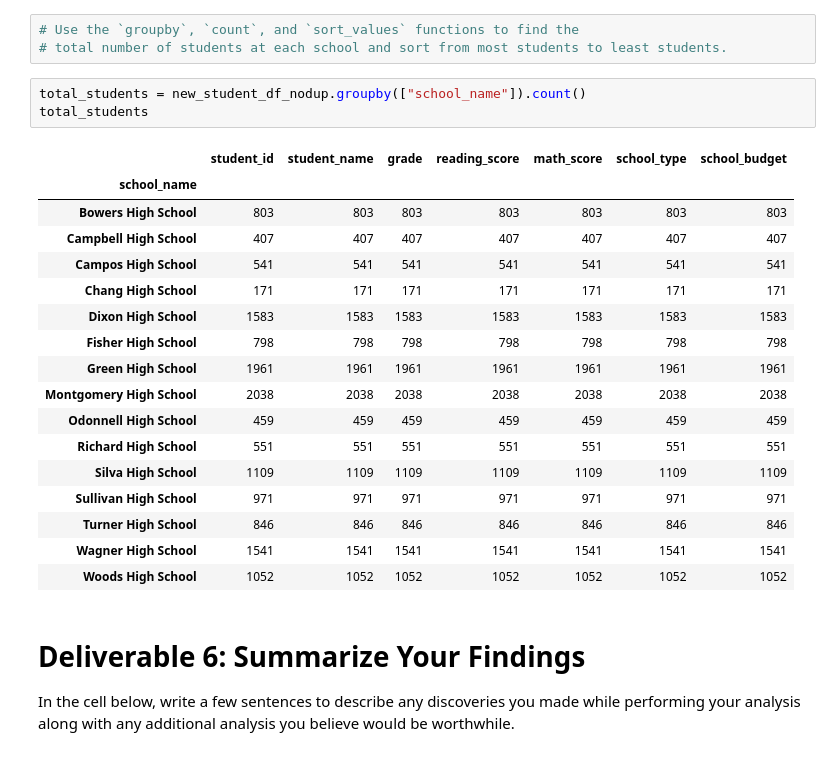
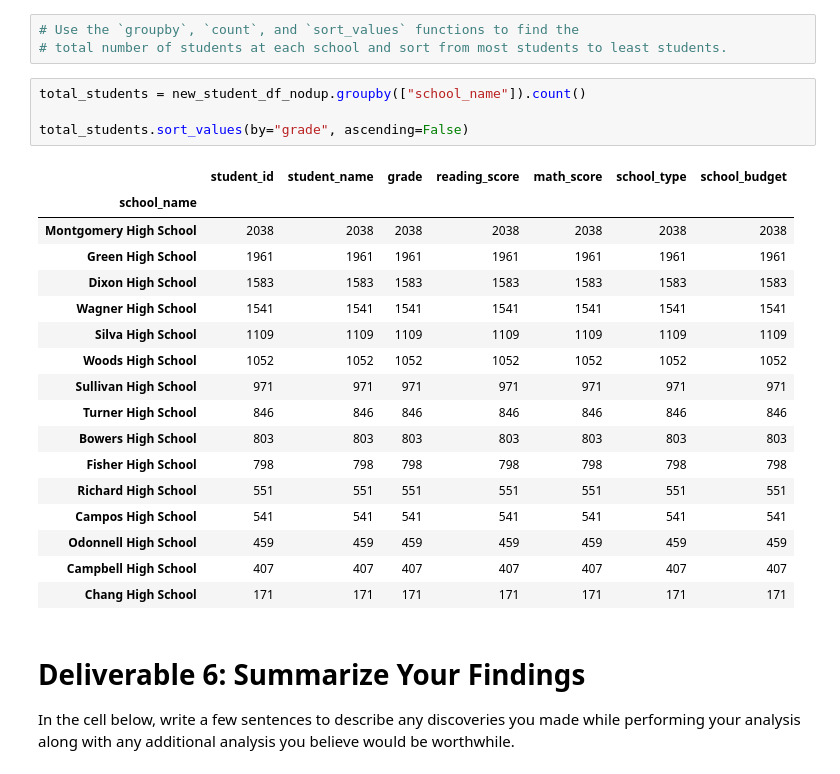
Before and after one commit to SamvsP4K/School_District_Analysis, a Jupyter notebook: School_budget_analysis.ipynb, the cells around one changed output. Saved outputs shown, nothing was run; the diff lists cells and outputs as text.

```diff
--- a/School_budget_analysis.ipynb
+++ b/School_budget_analysis.ipynb
@@ -316,25 +316,26 @@ avg_math_reading_df.loc[:,["math_score","reading_score"]]
 # total number of students at each school and sort from most students to least students.
 # %%
 total_students = new_student_df_nodup.groupby(["school_name"]).count()
-total_students
+
+total_students.sort_values(by="grade", ascending=False)
 # %% [output]
 |  | student_id | student_name | grade | reading_score | math_score | school_type | school_budget |
 | school_name |  |  |  |  |  |  |  |
-| Bowers High School | 803 | 803 | 803 | 803 | 803 | 803 | 803 |
-| Campbell High School | 407 | 407 | 407 | 407 | 407 | 407 | 407 |
-| Campos High School | 541 | 541 | 541 | 541 | 541 | 541 | 541 |
-| Chang High School | 171 | 171 | 171 | 171 | 171 | 171 | 171 |
+| Montgomery High School | 2038 | 2038 | 2038 | 2038 | 2038 | 2038 | 2038 |
+| Green High School | 1961 | 1961 | 1961 | 1961 | 1961 | 1961 | 1961 |
 | Dixon High School | 1583 | 1583 | 1583 | 1583 | 1583 | 1583 | 1583 |
-| Fisher High School | 798 | 798 | 798 | 798 | 798 | 798 | 798 |
-| Green High School | 1961 | 1961 | 1961 | 1961 | 1961 | 1961 | 1961 |
-| Montgomery High School | 2038 | 2038 | 2038 | 2038 | 2038 | 2038 | 2038 |
-| Odonnell High School | 459 | 459 | 459 | 459 | 459 | 459 | 459 |
-| Richard High School | 551 | 551 | 551 | 551 | 551 | 551 | 551 |
+| Wagner High School | 1541 | 1541 | 1541 | 1541 | 1541 | 1541 | 1541 |
 | Silva High School | 1109 | 1109 | 1109 | 1109 | 1109 | 1109 | 1109 |
+| Woods High School | 1052 | 1052 | 1052 | 1052 | 1052 | 1052 | 1052 |
 | Sullivan High School | 971 | 971 | 971 | 971 | 971 | 971 | 971 |
 | Turner High School | 846 | 846 | 846 | 846 | 846 | 846 | 846 |
-| Wagner High School | 1541 | 1541 | 1541 | 1541 | 1541 | 1541 | 1541 |
-| Woods High School | 1052 | 1052 | 1052 | 1052 | 1052 | 1052 | 1052 |
+| Bowers High School | 803 | 803 | 803 | 803 | 803 | 803 | 803 |
+| Fisher High School | 798 | 798 | 798 | 798 | 798 | 798 | 798 |
+| Richard High School | 551 | 551 | 551 | 551 | 551 | 551 | 551 |
+| Campos High School | 541 | 541 | 541 | 541 | 541 | 541 | 541 |
+| Odonnell High School | 459 | 459 | 459 | 459 | 459 | 459 | 459 |
+| Campbell High School | 407 | 407 | 407 | 407 | 407 | 407 | 407 |
+| Chang High School | 171 | 171 | 171 | 171 | 171 | 171 | 171 |
 # %% [markdown]
 # Deliverable 6: Summarize Your Findings
 In the cell below, write a few sentences to describe any discoveries you made while performing your analysis along with any additional analysis you believe would be worthwhile.
```
